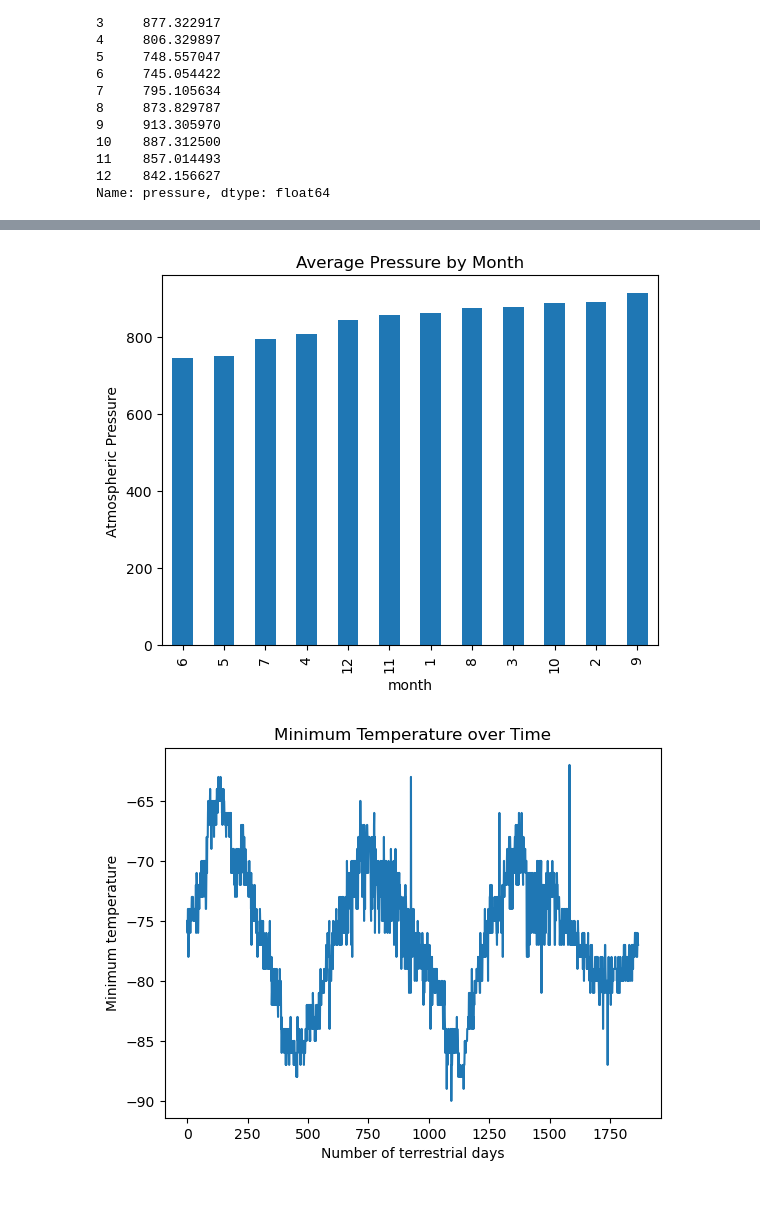
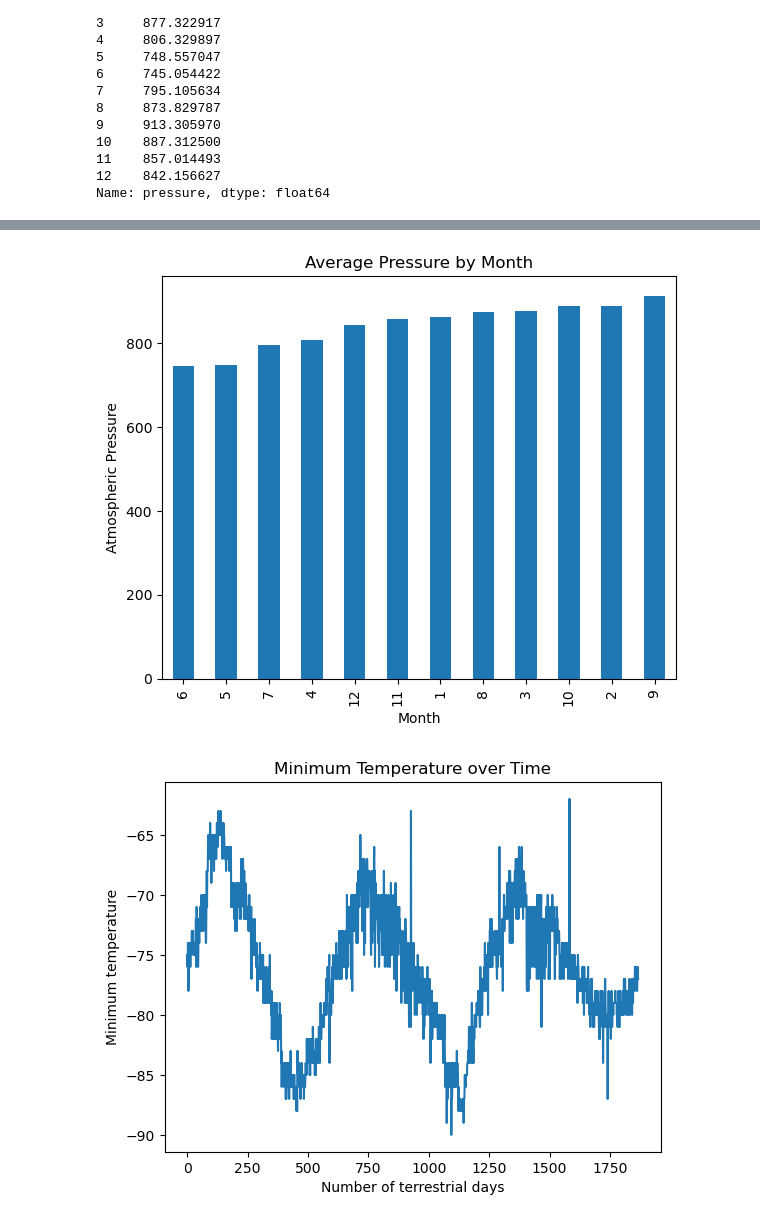
Before and after one commit to rinals/html_challenge, a Jupyter notebook: part_2_mars_weather.ipynb, the cells around one changed output, grey strips where cells are left out. Cells and saved outputs as stored; diff of their text form; code cells hidden in the pictures.

```diff
--- a/part_2_mars_weather.ipynb
+++ b/part_2_mars_weather.ipynb
@@ -204,5 +231,7 @@ Name: min_temp, dtype: float64
 # %%
 # 4. What is the average pressure by month?
+average_pressure_by_month = df.groupby('month')['pressure'].mean()
+average_pressure_by_month
 # %% [output]
 month
 1     862.488506
@@ -225,7 +262,18 @@ Name: pressure, dtype: float64
 # %%
 # Identify the lowest and highest pressure months in Curiosity's location by sorting the previous graph
+average_pressure_by_month_sorted = average_pressure_by_month.sort_values()
+
+# Plotting the sorted data
+plt.figure(figsize=(6, 5))
+average_pressure_by_month_sorted.plot(kind='bar')
+
+plt.title('Average Pressure by Month')
+plt.xlabel('Month')
+plt.ylabel('Atmospheric Pressure')
+plt.tight_layout()
+plt.show()
 # %% [output]
-[figure, old version]
+[figure, new version]
 # %%
 # 5. How many terrestrial (Earth) days are there in a Martian year?
 # Visually estimate the result by plotting the daily minimum temperature of each observation in the data set.
```
Also changed, not shown: parts of 8 cells of this notebook.
